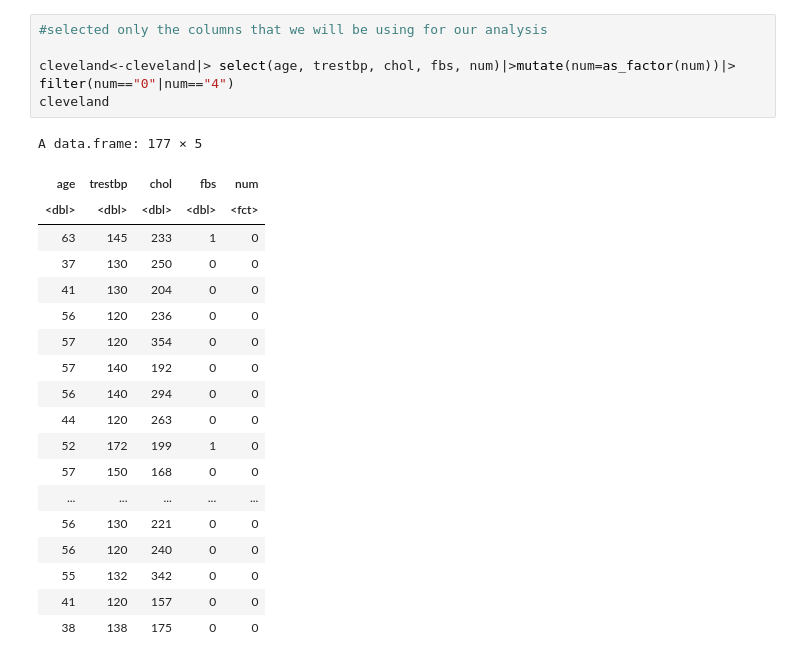
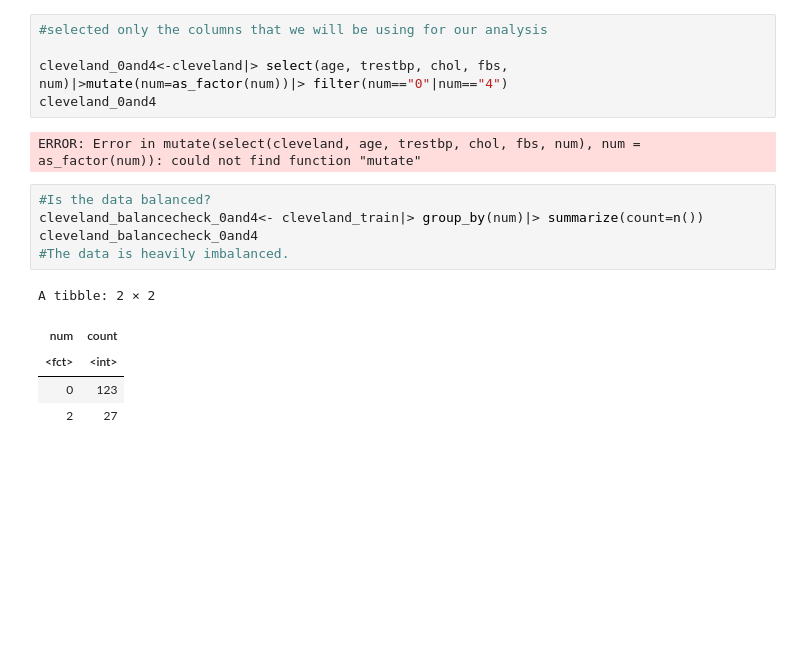
Before and after one commit to jainnsuhani/dsci-100-2023S1-group-21, a Jupyter notebook: heart_disease.ipynb, the cells around one changed output. Saved outputs shown, nothing was run; the diff lists cells and outputs as text; blank space fills up the shorter version.

```diff
--- a/heart_disease.ipynb
+++ b/heart_disease.ipynb
@@ -66,25 +33,18 @@ A data.frame: 303 × 14
 # %%
 #selected only the columns that we will be using for our analysis
 
-cleveland<-cleveland|> select(age, trestbp, chol, fbs, num)|>mutate(num=as_factor(num))|> filter(num=="0"|num=="4")
-cleveland
+cleveland_0and4<-cleveland|> select(age, trestbp, chol, fbs, num)|>mutate(num=as_factor(num))|> filter(num=="0"|num=="4")
+cleveland_0and4
 # %% [output]
-A data.frame: 177 × 5
+ERROR: Error in mutate(select(cleveland, age, trestbp, chol, fbs, num), num = as_factor(num)): could not find function "mutate"
-| age | trestbp | chol | fbs | num |
-| <dbl> | <dbl> | <dbl> | <dbl> | <fct> |
-| 63 | 145 | 233 | 1 | 0 |
-| 37 | 130 | 250 | 0 | 0 |
-| 41 | 130 | 204 | 0 | 0 |
-| 56 | 120 | 236 | 0 | 0 |
-| 57 | 120 | 354 | 0 | 0 |
-| 57 | 140 | 192 | 0 | 0 |
-| 56 | 140 | 294 | 0 | 0 |
-| 44 | 120 | 263 | 0 | 0 |
-| 52 | 172 | 199 | 1 | 0 |
-| 57 | 150 | 168 | 0 | 0 |
-| ... | ... | ... | ... | ... |
-| 56 | 130 | 221 | 0 | 0 |
-| 56 | 120 | 240 | 0 | 0 |
-| 55 | 132 | 342 | 0 | 0 |
-| 41 | 120 | 157 | 0 | 0 |
-| 38 | 138 | 175 | 0 | 0 |
+# %%
+#Is the data balanced?
+cleveland_balancecheck_0and4<- cleveland_train|> group_by(num)|> summarize(count=n())
+cleveland_balancecheck_0and4
+#The data is heavily imbalanced.
+# %% [output]
+A tibble: 2 × 2
+| num | count |
+| <fct> | <int> |
+| 0 | 123 |
+| 2 | 27 |
```
Also changed, not shown: parts of 14 cells of this notebook.
